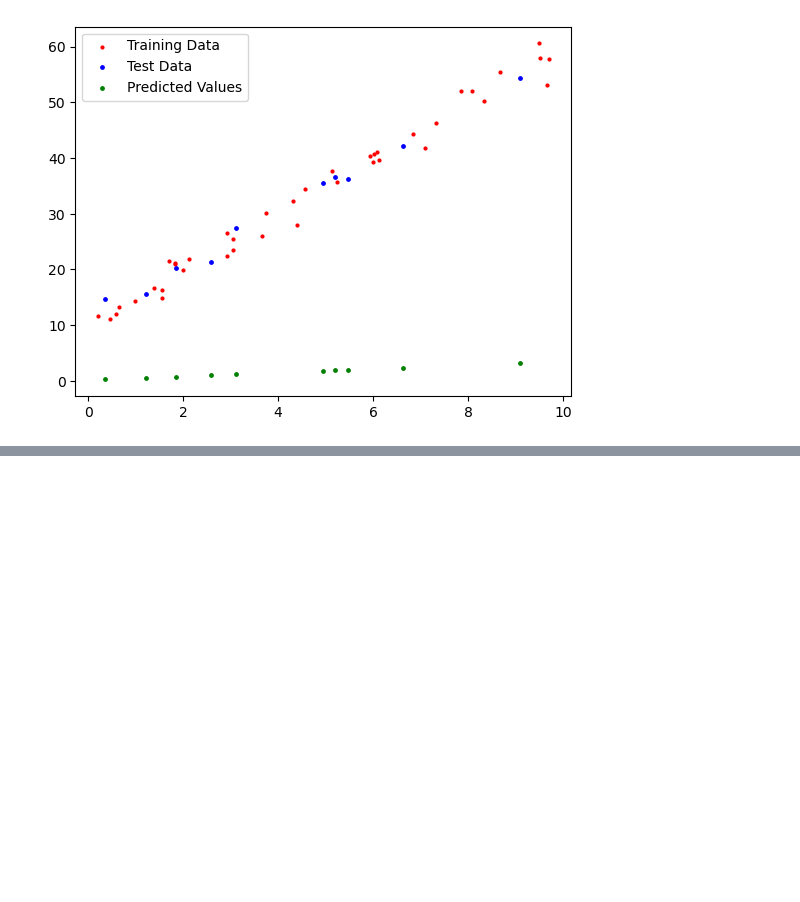
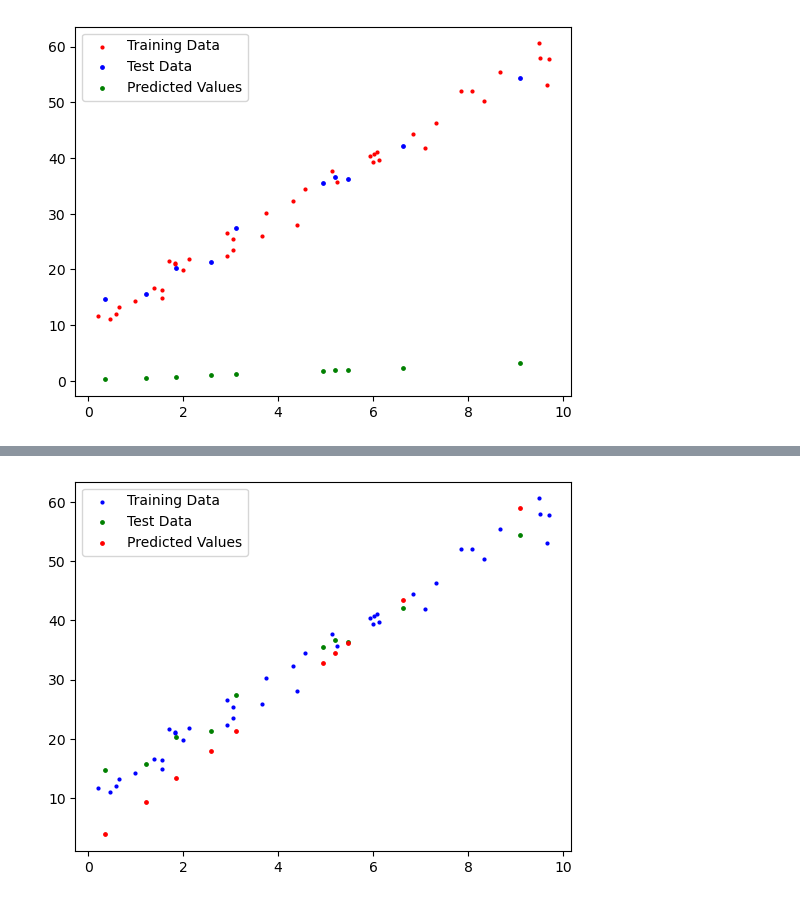
Before and after one commit to hfarukaktas/deep-learning-course, a Jupyter notebook: first-ann/PyTorchTrainingSteps.ipynb, the cells around one changed output, grey strips where cells are left out. Saved outputs shown, nothing was run; the diff lists cells and outputs as text; code cells hidden in the pictures; blank space fills up the shorter version.

```diff
--- a/first-ann/PyTorchTrainingSteps.ipynb
+++ b/first-ann/PyTorchTrainingSteps.ipynb
@@ -172,0 +226,4 @@ for epoch in range(epochs):
+# %%
+model_0.eval()
+with torch.inference_mode():
+    y_preds = model_0(X_test)
@@ -172,0 +240,8 @@ for epoch in range(epochs):
+# %%
+plt.scatter(X_train, y_train, c = "b", s = 4, label = "Training Data")
+plt.scatter(X_test, y_test, c = "g", s = 6, label = "Test Data")
+plt.scatter(X_test, y_preds, c = "r", s = 6, label = "Predicted Values")
+plt.legend()
+plt.show()
+# %% [output]
+[figure, added]
```
Also changed, not shown: parts of 7 cells of this notebook, 1 other file.
